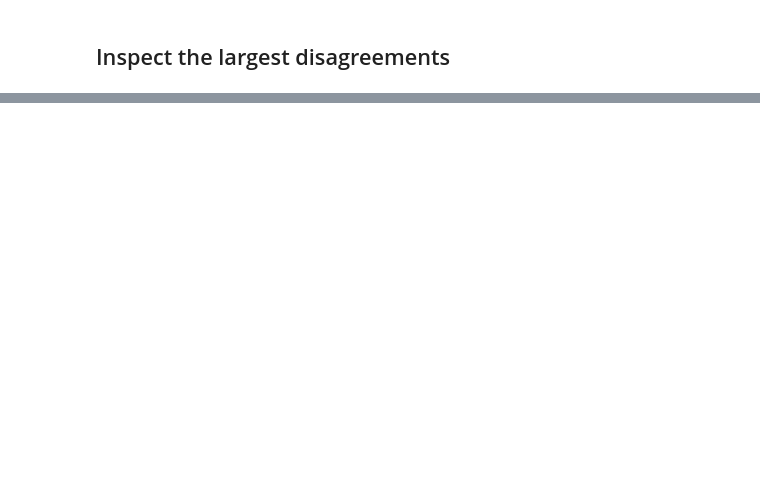
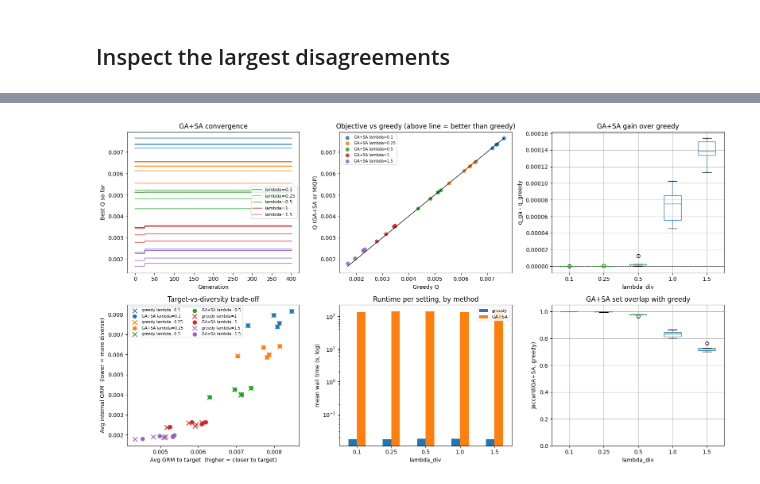
Before and after one commit to simennes/Master_thesis, a Jupyter notebook: notebooks/compare_avggrm_diversity_greedy_vs_bqp.ipynb, the cells around one changed output, grey strips where cells are left out. Drawn from its saved outputs; the diff is of its cells as text; code cells hidden in the pictures; blank space fills up the shorter version.

```diff
--- a/notebooks/compare_avggrm_diversity_greedy_vs_bqp.ipynb
+++ b/notebooks/compare_avggrm_diversity_greedy_vs_bqp.ipynb
@@ -596,0 +1108,96 @@ Worst case IDs selected only by BQP:
+# %%
+palette = ["tab:blue", "tab:orange", "tab:green", "tab:red", "tab:purple"]
+lambdas_sorted = sorted(set(LAMBDA_DIVS))
+lambda_color = {lam: palette[i % len(palette)] for i, lam in enumerate(lambdas_sorted)}
+has_miqp_col = "q_bqp" in ga_results_df.columns
+
+fig, axes = plt.subplots(2, 3, figsize=(16, 9))
+
+# (0,0) GA+SA convergence ----------------------------------------------------
+ax = axes[0, 0]
+seen = set()
+for item in ga_selected_sets:
+    lam = item["lambda_div"]
+    ax.plot(item["ga_history"],
+            color=lambda_color.get(lam, "gray"),
+            alpha=0.7,
+            label=f"lambda={lam:g}" if lam not in seen else None)
+    seen.add(lam)
+ax.set_xlabel("Generation")
+ax.set_ylabel("Best Q so far")
+ax.set_title("GA+SA convergence")
+ax.legend(fontsize=8)
+
+# (0,1) Q comparison (GA, and BQP if available) vs greedy --------------------
+ax = axes[0, 1]
+for lam, group in ga_results_df.groupby("lambda_div"):
+    col = lambda_color.get(lam, "gray")
+    ax.scatter(group["q_greedy"], group["q_ga"], color=col, marker="o",
+               label=f"GA+SA lambda={lam:g}", alpha=0.85)
+    if has_miqp_col:
+        ax.scatter(group["q_greedy"], group["q_bqp"], color=col, marker="s",
+                   facecolors="none", edgecolors=col,
+                   label=f"MIQP lambda={lam:g}", alpha=0.85)
+all_q = pd.concat([ga_results_df["q_greedy"], ga_results_df["q_ga"]]
+                  + ([ga_results_df["q_bqp"]] if has_miqp_col else []))
+lims = [all_q.min(), all_q.max()]
+ax.plot(lims, lims, color="black", linewidth=1)
+ax.set_xlabel("Greedy Q")
+ax.set_ylabel("Q (GA+SA or MIQP)")
+ax.set_title("Objective vs greedy (above line = better than greedy)")
+ax.legend(fontsize=7)
+
+# (0,2) Gain over greedy by lambda -------------------------------------------
+ax = axes[0, 2]
+ga_results_df.boxplot(column="q_ga_minus_greedy", by="lambda_div", ax=ax)
+ax.axhline(0.0, color="black", linewidth=0.8, linestyle=":")
+ax.set_xlabel("lambda_div")
+ax.set_ylabel("q_ga - q_greedy")
+ax.set_title("GA+SA gain over greedy")
+ax.figure.suptitle("")  # boxplot adds an automatic suptitle
+
+# (1,0) Target-vs-diversity trade-off ----------------------------------------
+ax = axes[1, 0]
+for lam in lambdas_sorted:
+    col = lambda_color.get(lam, "gray")
+    sub = ga_results_df[ga_results_df["lambda_div"] == lam]
+    ax.scatter(sub["avg_target_greedy"], sub["avg_internal_greedy"],
+               marker="x", color=col, s=70, linewidths=1.5,
+               label=f"greedy lambda={lam:g}")
+    ax.scatter(sub["avg_target_ga"], sub["avg_internal_ga"],
+               marker="o", color=col, s=45,
+               label=f"GA+SA lambda={lam:g}")
+ax.set_xlabel("Avg GRM to target  (higher = closer to target)")
+ax.set_ylabel("Avg internal GRM  (lower = more diverse)")
+ax.set_title("Target-vs-diversity trade-off")
+ax.legend(fontsize=7, ncol=2)
+
+# (1,1) Runtime by method (mean per lambda, log scale) -----------------------
+ax = axes[1, 1]
+time_cols = {"greedy": "greedy_time_sec", "GA+SA": "ga_time_sec"}
+if has_miqp_col:
+    time_cols["MIQP"] = "miqp_time_sec"
+time_df = pd.DataFrame({
+    label: ga_results_df.groupby("lambda_div")[col].mean()
+    for label, col in time_cols.items()
+})
+time_df.plot(kind="bar", ax=ax, logy=True)
+ax.set_xlabel("lambda_div")
+ax.set_ylabel("mean wall time (s, log)")
+ax.set_title("Runtime per setting, by method")
+ax.tick_params(axis="x", rotation=0)
+ax.legend(fontsize=8)
+
+# (1,2) Set overlap with greedy ----------------------------------------------
+ax = axes[1, 2]
+ga_results_df.boxplot(column="ga_jaccard_greedy", by="lambda_div", ax=ax)
+ax.set_xlabel("lambda_div")
+ax.set_ylabel("Jaccard(GA+SA, greedy)")
+ax.set_title("GA+SA set overlap with greedy")
+ax.set_ylim(0.0, 1.05)
+
+fig.suptitle("")
+fig.tight_layout()
+plt.show()
+# %% [output]
+[figure, added]
```
Also changed, not shown: parts of 16 cells of this notebook, 3 other files.
